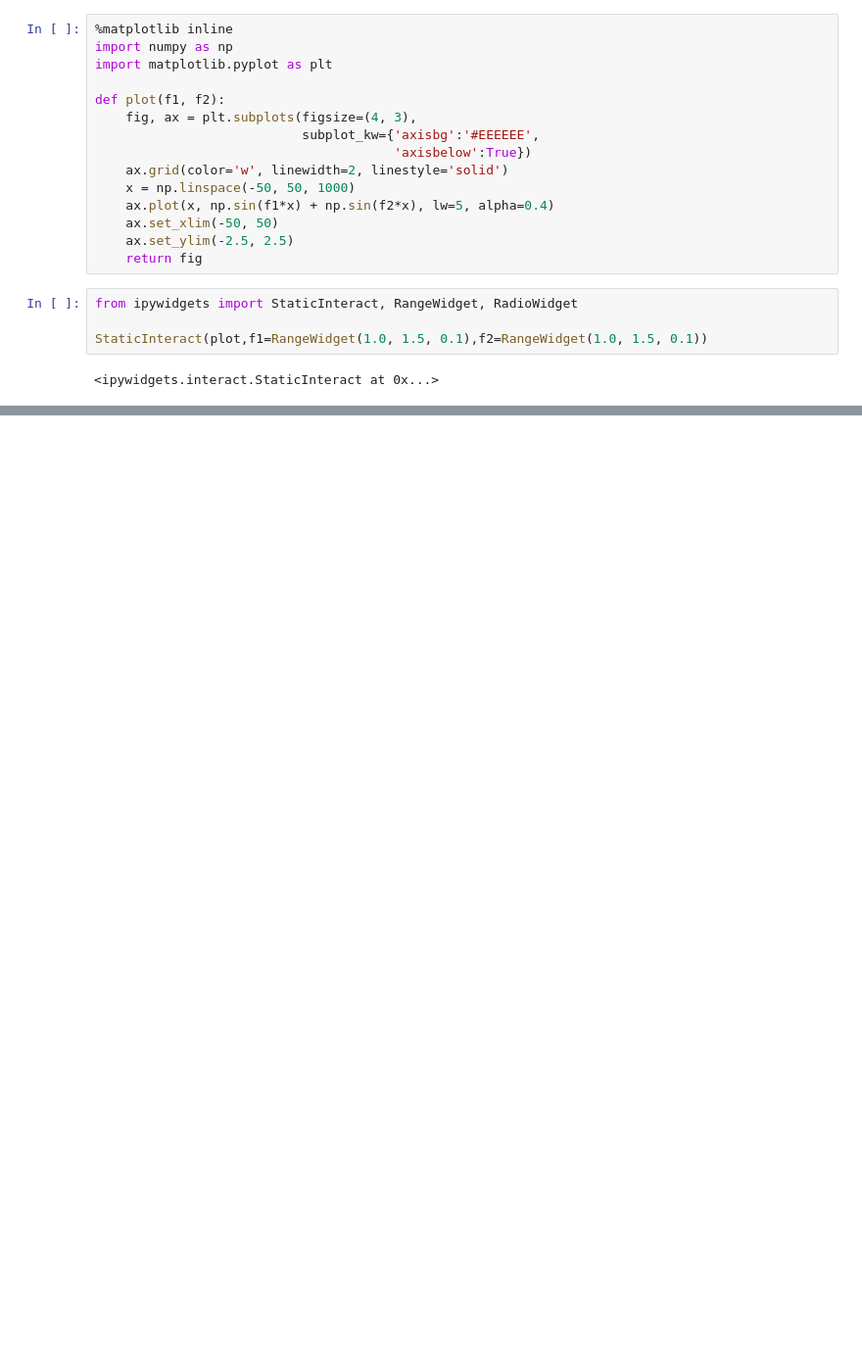
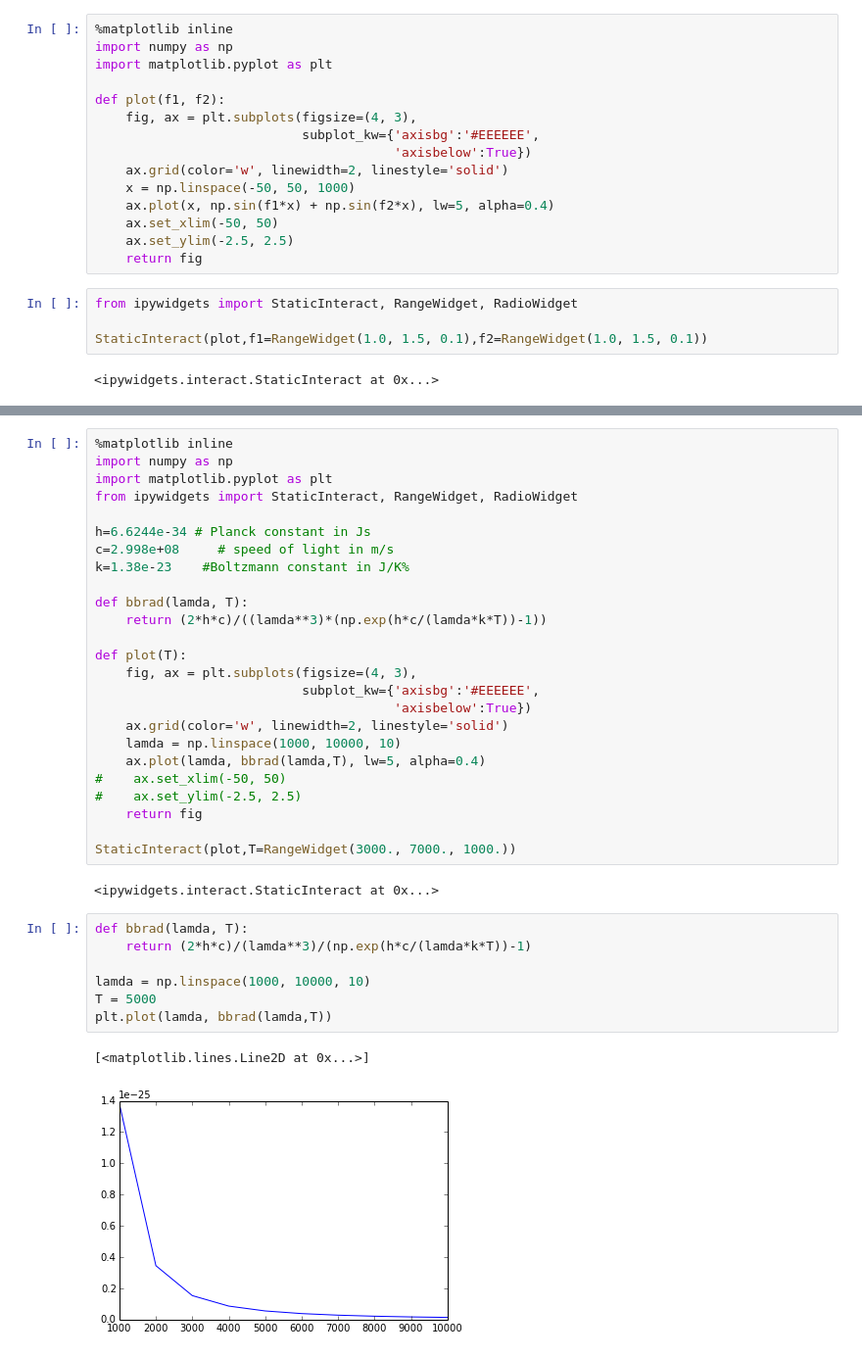
Before and after one commit to rahulporuri/computational_physics, a Jupyter notebook: superposition of waves.ipynb, the cells around one changed output, grey strips where cells are left out. Shown at 98% size. Cells and saved outputs as stored; diff of their text form; blank space fills up the shorter version.

```diff
--- a/superposition of waves.ipynb
+++ b/superposition of waves.ipynb
@@ -21,0 +45,37 @@ StaticInteract(plot,f1=RangeWidget(1.0, 1.5, 0.1),f2=RangeWidget(1.0, 1.5, 0.1))
+# %%
+%matplotlib inline
+import numpy as np
+import matplotlib.pyplot as plt
+from ipywidgets import StaticInteract, RangeWidget, RadioWidget
+
+h=6.6244e-34 # Planck constant in Js
+c=2.998e+08     # speed of light in m/s
+k=1.38e-23    #Boltzmann constant in J/K%
+
+def bbrad(lamda, T):
+    return (2*h*c)/((lamda**3)*(np.exp(h*c/(lamda*k*T))-1))
+
+def plot(T):
+    fig, ax = plt.subplots(figsize=(4, 3),
+                           subplot_kw={'axisbg':'#EEEEEE',
+                                       'axisbelow':True})
+    ax.grid(color='w', linewidth=2, linestyle='solid')
+    lamda = np.linspace(1000, 10000, 10)
+    ax.plot(lamda, bbrad(lamda,T), lw=5, alpha=0.4)
+#    ax.set_xlim(-50, 50)
+#    ax.set_ylim(-2.5, 2.5)
+    return fig
+
+StaticInteract(plot,T=RangeWidget(3000., 7000., 1000.))
+# %% [output]
+<ipywidgets.interact.StaticInteract at 0x...>
+# %%
+def bbrad(lamda, T):
+    return (2*h*c)/(lamda**3)/(np.exp(h*c/(lamda*k*T))-1)
+
+lamda = np.linspace(1000, 10000, 10)
+T = 5000
+plt.plot(lamda, bbrad(lamda,T))
+# %% [output]
+[<matplotlib.lines.Line2D at 0x...>]
+[figure, added]
```
Also changed, not shown: parts of 1 cell of this notebook, 1 other file.
